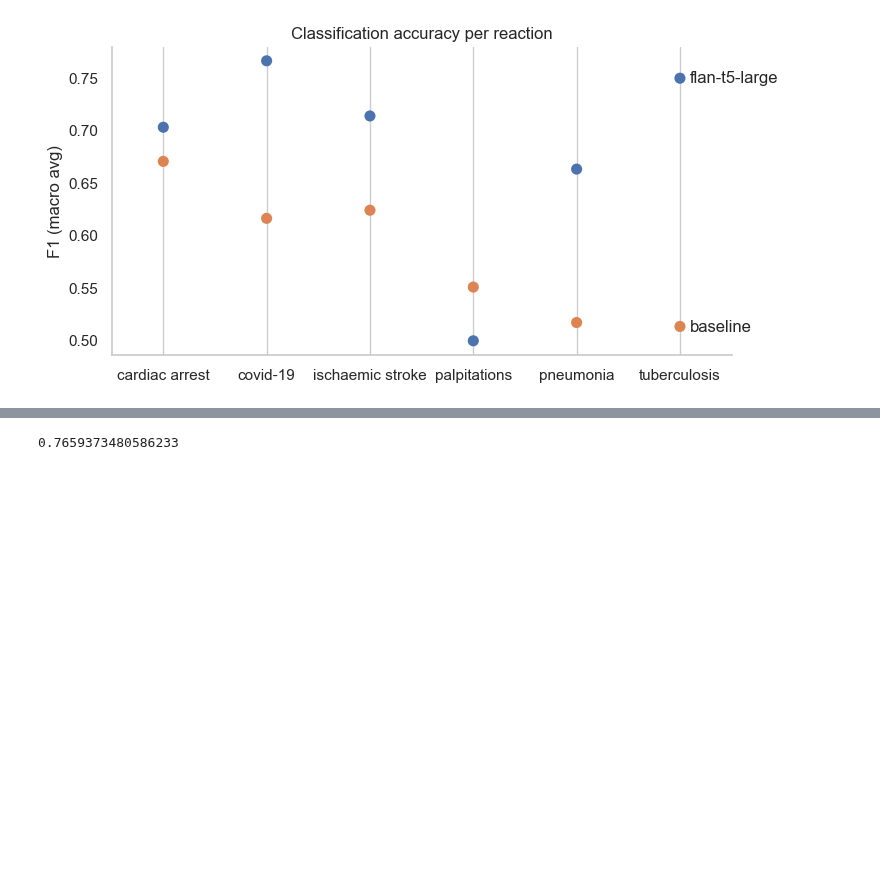
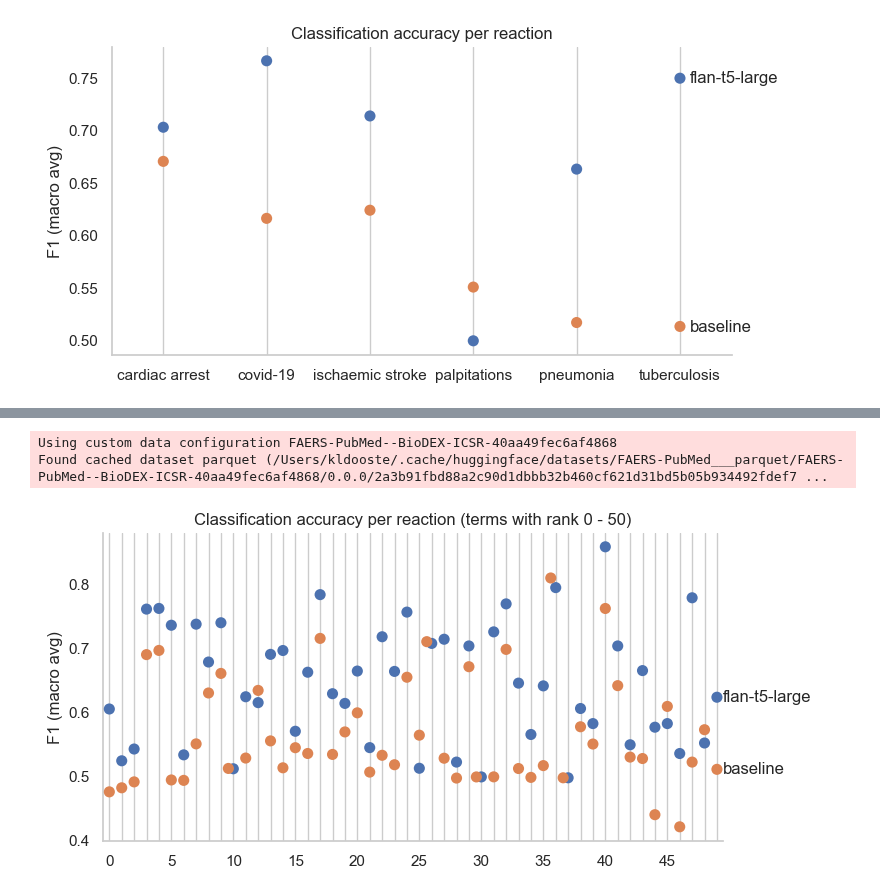
Before and after one commit to KarelDO/BioDEX, a Jupyter notebook: tasks/icsr_extraction/seriousness_metrics.ipynb, the cells around one changed output, grey strips where cells are left out. Drawn from its saved outputs; the diff is of its cells as text; code cells hidden in the pictures; blank space fills up the shorter version.

Commit message:
new reaction classification plots

```diff
--- a/tasks/icsr_extraction/seriousness_metrics.ipynb
+++ b/tasks/icsr_extraction/seriousness_metrics.ipynb
@@ -206,4 +192,69 @@ data_indexed = data.set_index(['model', 'targets'])
-# %%
-data_indexed.loc['flan-t5-large', 'covid-19'][0]
-# %% [output]
-0.7659373480586233
+# %%
+# get occurance data for reactions using the training set?
+dataset = load_dataset(dataset_name)
+train_input = dataset['train']['fulltext_processed']
+train_strings = dataset['train']["target"]
+train_icsr = [Icsr.from_string(p) for p in train_strings]
+# %% [output]
+Using custom data configuration FAERS-PubMed--BioDEX-ICSR-40aa49fec6af4868
+Found cached dataset parquet (/Users/kldooste/.cache/huggingface/datasets/FAERS-PubMed___parquet/FAERS-PubMed--BioDEX-ICSR-40aa49fec6af4868/0.0.0/2a3b91fbd88a2c90d1dbbb32b460cf621d31bd5b05b934492fdef7 ...
+# %%
+train_reactions = [r.lower() for i in train_icsr for r in i.reactions]
+
+from collections import Counter
+train_counts = sorted(list(Counter(train_reactions).items()), reverse=True, key=lambda x: x[1])
+# %%
+term_start = 0
+term_end = 50
+
+targets = [c[0] for c in train_counts][term_start:term_end]
+scores = [get_scores(t) for t in targets]
+pred_scores = [s[0] for s in scores]
+baseline_scores = [s[1] for s in scores]
+# %%
+import seaborn as sns
+import pandas as pd
+import matplotlib.pyplot as plt
+
+sns.set_theme(style="whitegrid")
+
+# Combine the data into a pandas DataFrame
+# data = pd.DataFrame({'scores': pred_scores + baseline_scores, 'model': ['flan-t5-large'] * len(pred_scores) + ['baseline'] * len(baseline_scores), 'targets': targets + targets})
+data = pd.DataFrame({'scores': pred_scores + baseline_scores, 'model': ['flan-t5-large'] * len(pred_scores) + ['baseline'] * len(baseline_scores), 'targets': list(range(len(pred_scores))) * 2})
+
+fig, ax = plt.subplots(figsize=(8, 4))
+sns.swarmplot(data=data, x='targets', y='scores', hue='model', s=8, orient='v')
+
+# Remove the legend
+ax.get_legend().remove()
+
+# Print the model labels on the dots
+data_indexed = data.set_index(['model', 'targets'])
+# plt.text(len(targets) - 0.9, data_indexed.loc['flan-t5-large', targets[-1]][0], 'flan-t5-large',verticalalignment='center')
+# plt.text(len(targets) - 0.9, data_indexed.loc['baseline', targets[-1]][0], 'baseline',verticalalignment='center')
+plt.text(len(targets) - 0.5, data_indexed.loc['flan-t5-large', len(targets)-1][0], 'flan-t5-large',verticalalignment='center')
+plt.text(len(targets) - 0.5, data_indexed.loc['baseline', len(targets)-1][0], 'baseline',verticalalignment='center')
+
+
+# set x-ticks at every 5th tick
+ticks = ax.get_xticks()
+# ax.set_xticks(ticks[::5])
+
+# set tick labels for every non-fifth tick to an empty string
+tick_labels = ['']*len(ticks)
+tick_labels[::5] = [str(int(t)) for t in ticks[::5]]
+ax.set_xticklabels(tick_labels)
+
+
+ax.yaxis.grid(False) # Hide the horizontal gridlines
+ax.xaxis.grid(True) # Show the vertical gridlines
+sns.despine()
+
+
+# Add labels and title
+plt.xlabel("")
+plt.ylabel("F1 (macro avg)")
+plt.title(f"Classification accuracy per reaction (terms with rank {term_start} - {term_end})")
+plt.show()
+# %% [output]
+[figure, added]
```
Also changed, not shown: parts of 2 cells of this notebook.
